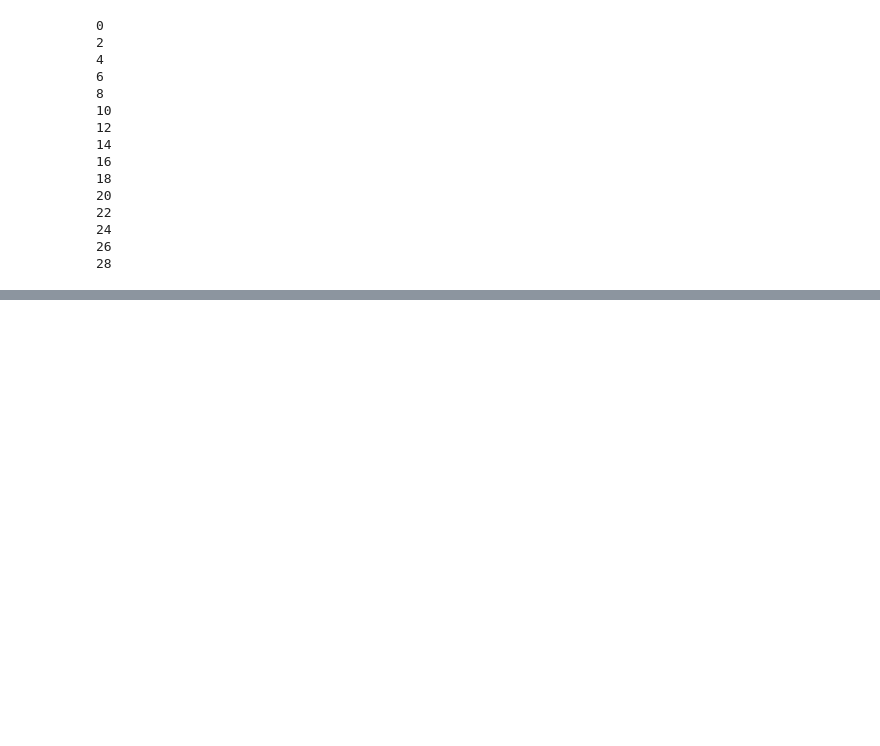
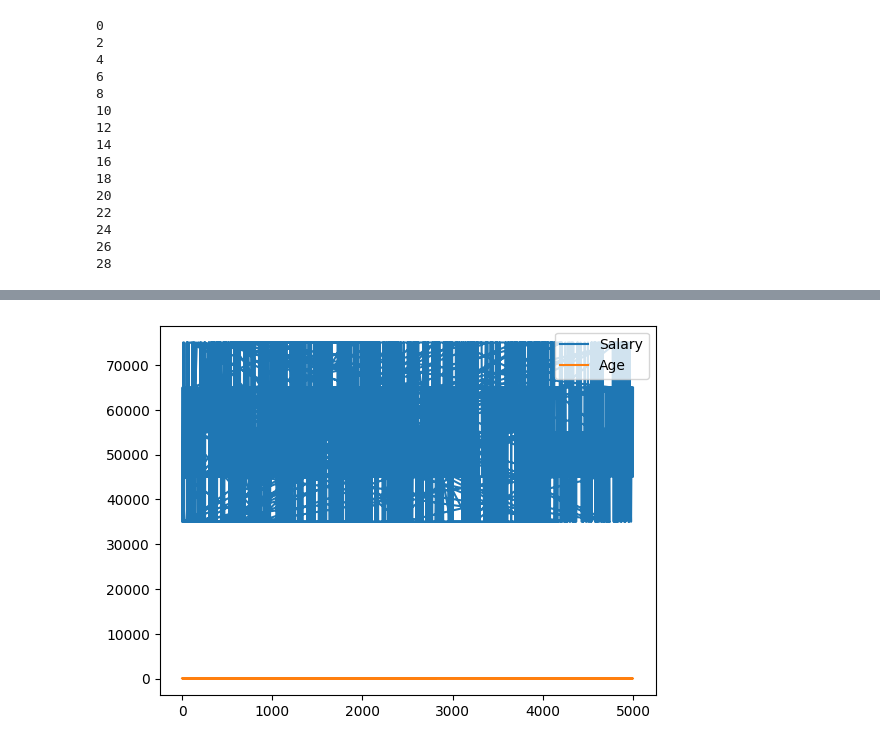
Before and after one commit to Himanshu3557/himanshu3557, a Jupyter notebook: Practice.ipynb, the cells around one changed output, grey strips where cells are left out. Saved outputs shown, nothing was run; the diff lists cells and outputs as text; code cells hidden in the pictures; blank space fills up the shorter version.

```diff
--- a/Practice.ipynb
+++ b/Practice.ipynb
@@ -492,0 +252,8 @@ kk[kk["Maths"]>80]
+# %%
+plt.plot(df["EmployeeID"], df["Salary"], label="Salary")
+plt.plot(df["EmployeeID"], df["Age"], label="Age")
+
+plt.legend()
+plt.show()
+# %% [output]
+[figure, added]
```
Also changed, not shown: parts of 47 cells of this notebook.
